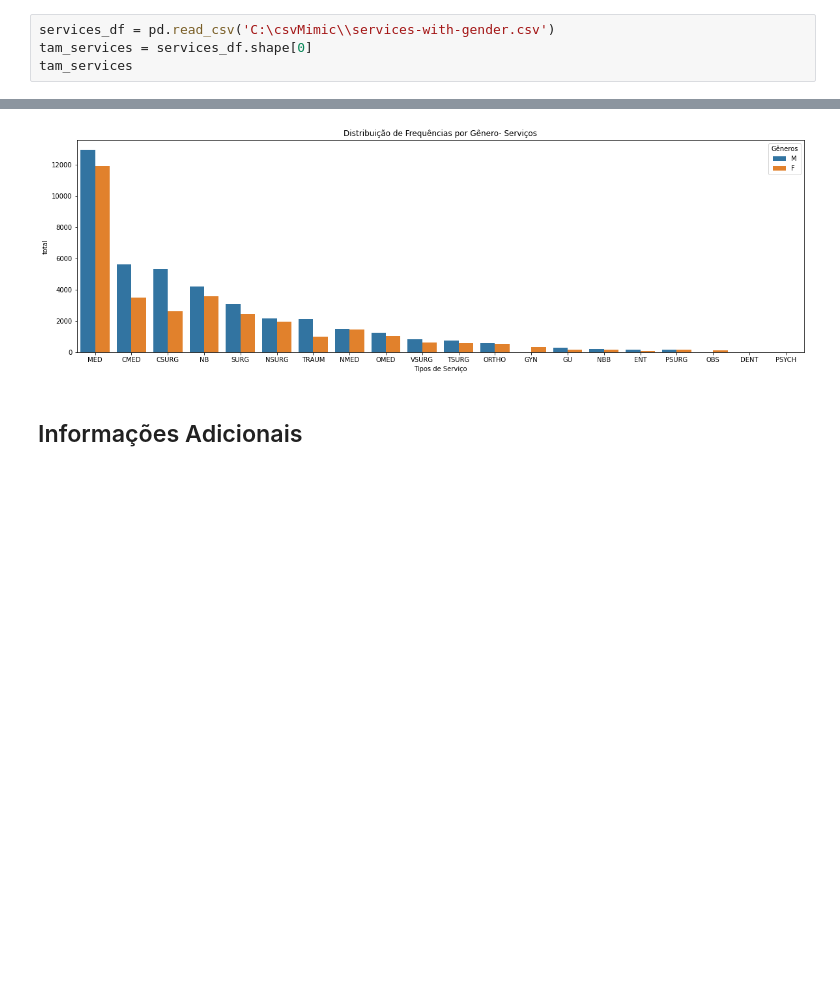
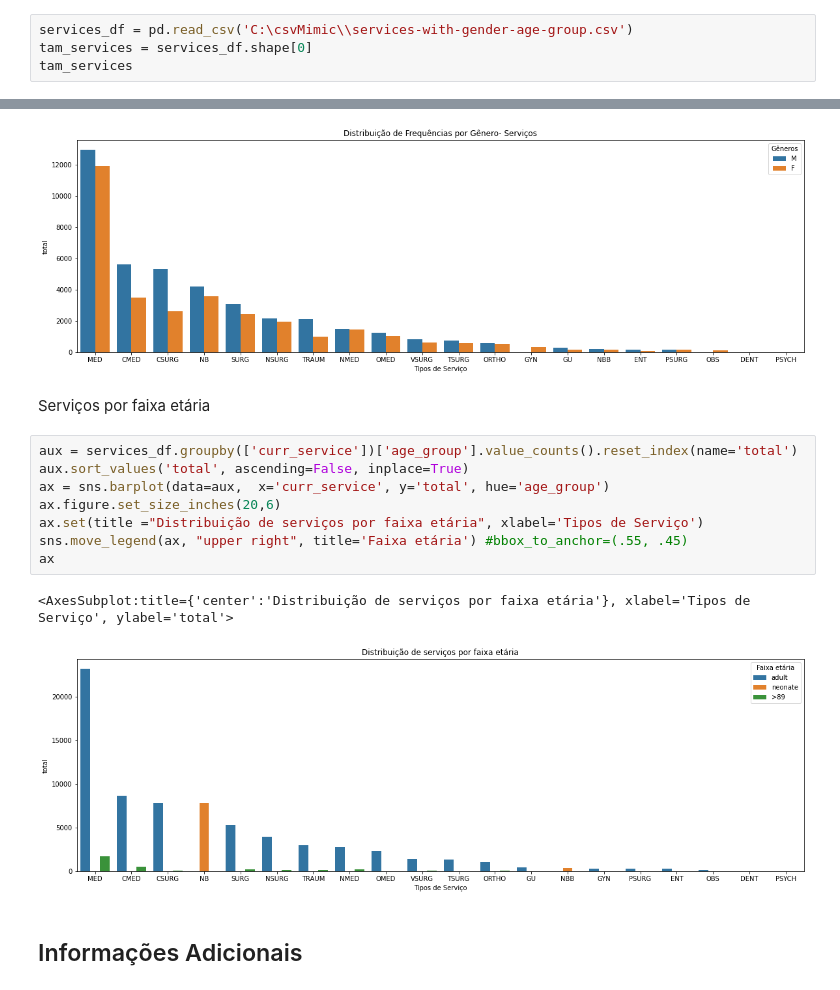
Before and after one commit to camila-cg/mimic-3, a Jupyter notebook: análise-exploratória.ipynb, the cells around one changed output, grey strips where cells are left out. Drawn from its saved outputs; the diff is of its cells as text; blank space fills up the shorter version.

Commit message:
v11 - serviços

```diff
--- a/análise-exploratória.ipynb
+++ b/análise-exploratória.ipynb
@@ -568,7 +568,7 @@ Name: duration, dtype: float64
 # %% [markdown]
 Quantidade de serviços realizados
 # %%
-services_df = pd.read_csv('C:\csvMimic\\services-with-gender.csv')
+services_df = pd.read_csv('C:\csvMimic\\services-with-gender-age-group.csv')
 tam_services = services_df.shape[0]
 tam_services
 # %% [output]
@@ -638,6 +640,19 @@ ax
 # %% [output]
 <AxesSubplot:title={'center':'Distribuição de Frequências por Gênero- Serviços'}, xlabel='Tipos de Serviço', ylabel='total'>
 [figure]
+# %% [markdown]
+Serviços por faixa etária
+# %%
+aux = services_df.groupby(['curr_service'])['age_group'].value_counts().reset_index(name='total')
+aux.sort_values('total', ascending=False, inplace=True)
+ax = sns.barplot(data=aux,  x='curr_service', y='total', hue='age_group')
+ax.figure.set_size_inches(20,6)
+ax.set(title ="Distribuição de serviços por faixa etária", xlabel='Tipos de Serviço')
+sns.move_legend(ax, "upper right", title='Faixa etária') #bbox_to_anchor=(.55, .45)
+ax
+# %% [output]
+<AxesSubplot:title={'center':'Distribuição de serviços por faixa etária'}, xlabel='Tipos de Serviço', ylabel='total'>
+[figure, added]
 # %% [markdown]
 ## Informações Adicionais
 # %% [markdown]
```
Also changed, not shown: parts of 2 cells of this notebook.
